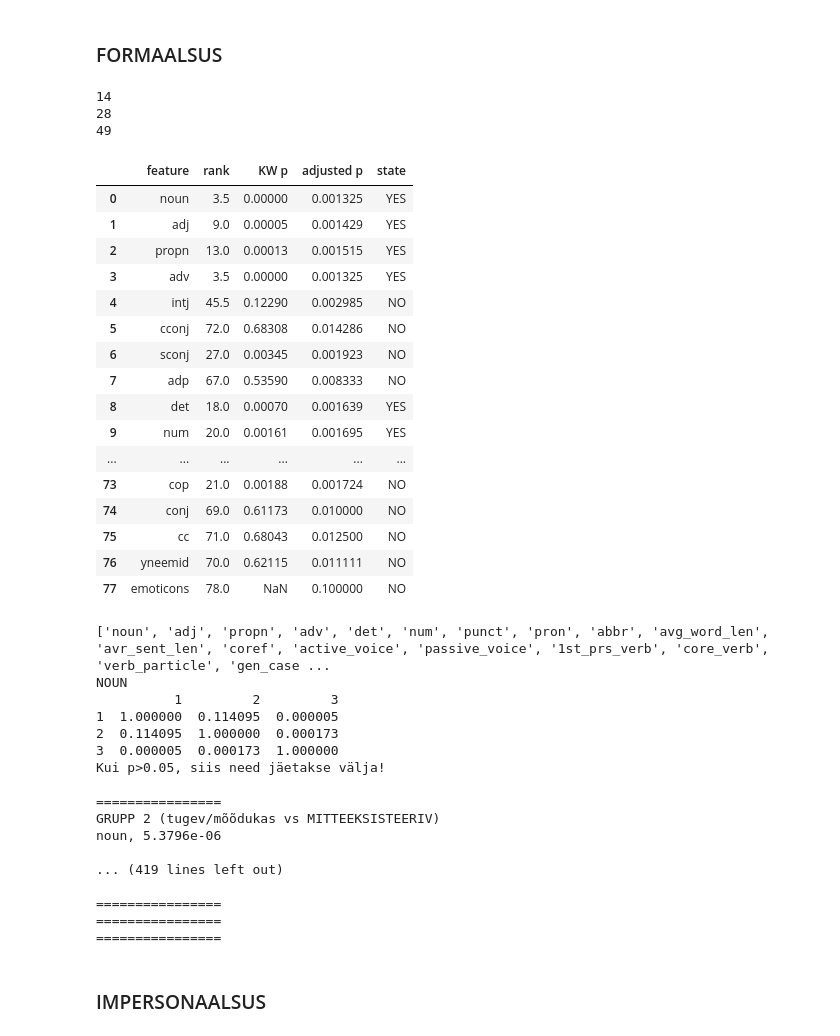
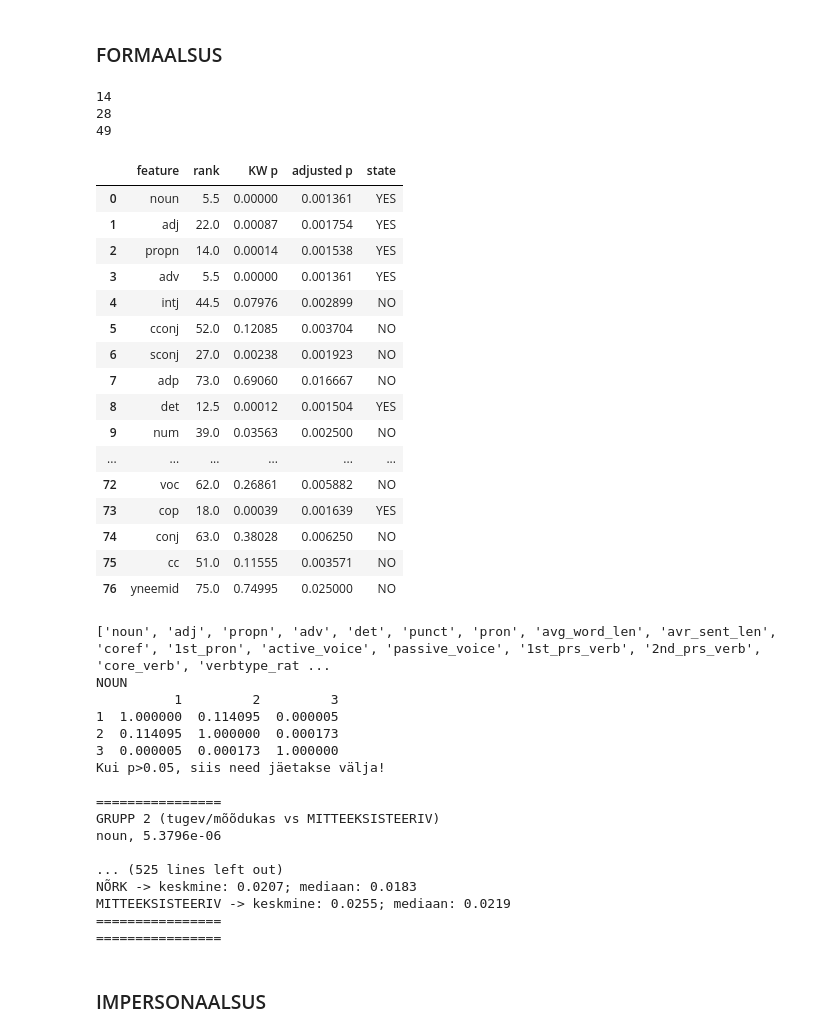
Before and after one commit to kristiinavaik/limesurvey_data, a Jupyter notebook: eesti_analyys/get_statistics.ipynb, the cells around one changed output. Cells and saved outputs as stored; diff of their text form; code cells hidden in the pictures.

```diff
--- a/eesti_analyys/get_statistics.ipynb
+++ b/eesti_analyys/get_statistics.ipynb
@@ -78,7 +78,7 @@ def calculate_dunn_test2(feature, strong_pd, weak_pd, not_pres_pd):
 # %%
 def generate_df(strong_array, weak_array, notpres_array):
     # Kruskal Wallise väljund
-    f_statistic, p_value = stats.f_oneway(strong_array, weak_array, notpres_array)
+    f_statistic, p_value = stats.kruskal(strong_array, weak_array, notpres_array)
 
     feature_data = get_relevant_features(f_statistic, p_value)
 
@@ -469,54 +469,54 @@ MITTEEKSISTEERIV -> keskmine: 0.006; mediaan: 0.0041
 # %% [markdown]
 ### FORMAALSUS
 # %%
-f1 = 'dimensioonide_grupid/form/form_strong.csv'
-f2 = 'dimensioonide_grupid/form/form_weak.csv'
-f3 = 'dimensioonide_grupid/form/form_not_present.csv'
+f1 = 'dimensioonide_grupid/form/form_strong_emoticons.csv'
+f2 = 'dimensioonide_grupid/form/form_weak_emoticons.csv'
+f3 = 'dimensioonide_grupid/form/form_not_present_emoticons.csv'
 
 # kruskall Wallise sisendid (kolm gruppi)
 strong = get_data(f1)
 weak = get_data(f2)
 notpres = get_data(f3)
 
 print(len(strong))
 print(len(weak))
 print(len(notpres))
 
 feature_data, df = generate_df(create_array(strong), create_array(weak), create_array(notpres))
 with pd.option_context('display.max_rows', None, 'display.max_columns', None):
     display(df)
 
 relevant_feats = [feat[0] for feat in feature_data if feat[4] == 'YES']
 print(relevant_feats)
 
 
 strong_pd = pd.read_csv(f1, sep=';')
 weak_pd = pd.read_csv(f2, sep=';')
 notpres_pd = pd.read_csv(f3, sep=';')
 
 res1, res2, res3 = display_posthoc_results(relevant_feats, strong_pd, weak_pd, notpres_pd)
 # %% [output]
 14
 28
 49
 |  | feature | rank | KW p | adjusted p | state |
-| 0 | noun | 3.5 | 0.00000 | 0.001325 | YES |
-| 1 | adj | 9.0 | 0.00005 | 0.001429 | YES |
-| 2 | propn | 13.0 | 0.00013 | 0.001515 | YES |
-| 3 | adv | 3.5 | 0.00000 | 0.001325 | YES |
-| 4 | intj | 45.5 | 0.12290 | 0.002985 | NO |
-| 5 | cconj | 72.0 | 0.68308 | 0.014286 | NO |
-| 6 | sconj | 27.0 | 0.00345 | 0.001923 | NO |
-| 7 | adp | 67.0 | 0.53590 | 0.008333 | NO |
-| 8 | det | 18.0 | 0.00070 | 0.001639 | YES |
-| 9 | num | 20.0 | 0.00161 | 0.001695 | YES |
+| 0 | noun | 5.5 | 0.00000 | 0.001361 | YES |
+| 1 | adj | 22.0 | 0.00087 | 0.001754 | YES |
+| 2 | propn | 14.0 | 0.00014 | 0.001538 | YES |
+| 3 | adv | 5.5 | 0.00000 | 0.001361 | YES |
+| 4 | intj | 44.5 | 0.07976 | 0.002899 | NO |
+| 5 | cconj | 52.0 | 0.12085 | 0.003704 | NO |
+| 6 | sconj | 27.0 | 0.00238 | 0.001923 | NO |
+| 7 | adp | 73.0 | 0.69060 | 0.016667 | NO |
+| 8 | det | 12.5 | 0.00012 | 0.001504 | YES |
+| 9 | num | 39.0 | 0.03563 | 0.002500 | NO |
 | ... | ... | ... | ... | ... | ... |
-| 73 | cop | 21.0 | 0.00188 | 0.001724 | NO |
-| 74 | conj | 69.0 | 0.61173 | 0.010000 | NO |
-| 75 | cc | 71.0 | 0.68043 | 0.012500 | NO |
-| 76 | yneemid | 70.0 | 0.62115 | 0.011111 | NO |
-| 77 | emoticons | 78.0 | NaN | 0.100000 | NO |
+| 72 | voc | 62.0 | 0.26861 | 0.005882 | NO |
+| 73 | cop | 18.0 | 0.00039 | 0.001639 | YES |
+| 74 | conj | 63.0 | 0.38028 | 0.006250 | NO |
+| 75 | cc | 51.0 | 0.11555 | 0.003571 | NO |
+| 76 | yneemid | 75.0 | 0.74995 | 0.025000 | NO |
-['noun', 'adj', 'propn', 'adv', 'det', 'num', 'punct', 'pron', 'abbr', 'avg_word_len', 'avr_sent_len', 'coref', 'active_voice', 'passive_voice', '1st_prs_verb', 'core_verb', 'verb_particle', 'gen_case ...
+['noun', 'adj', 'propn', 'adv', 'det', 'punct', 'pron', 'avg_word_len', 'avr_sent_len', 'coref', '1st_pron', 'active_voice', 'passive_voice', '1st_prs_verb', '2nd_prs_verb', 'core_verb', 'verbtype_rat ...
 NOUN
           1         2         3
 1  1.000000  0.114095  0.000005
@@ -528,11 +528,11 @@ Kui p>0.05, siis need jäetakse välja!
 GRUPP 2 (tugev/mõõdukas vs MITTEEKSISTEERIV)
 noun, 5.3796e-06
 
-... (419 lines left out)
-
+... (525 lines left out)
+NÕRK -> keskmine: 0.0207; mediaan: 0.0183
+MITTEEKSISTEERIV -> keskmine: 0.0255; mediaan: 0.0219
 ================
 ================
-================
 # %% [markdown]
 ### IMPERSONAALSUS
 # %%
```
Also changed, not shown: parts of 21 cells of this notebook.
